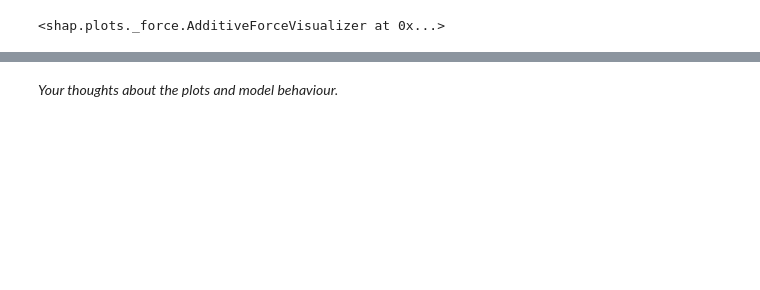
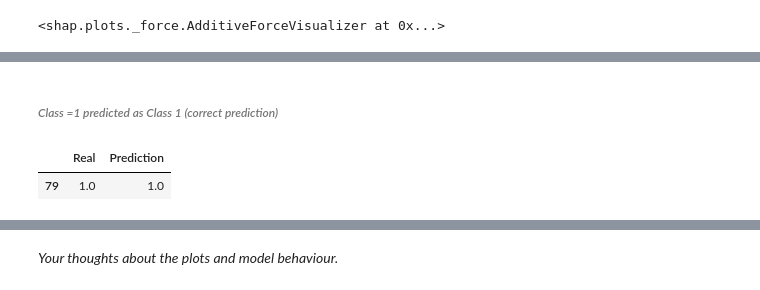
Before and after one commit to root-epifit/madmo-adv, a Jupyter notebook: homeworks/hw1_boosting_and_explanation.ipynb, the cells around one changed output, grey strips where cells are left out. Drawn from its saved outputs; the diff is of its cells as text; code cells hidden in the pictures; blank space fills up the shorter version.

```diff
--- a/homeworks/hw1_boosting_and_explanation.ipynb
+++ b/homeworks/hw1_boosting_and_explanation.ipynb
@@ -660,0 +702,7 @@ shap.force_plot(expected_value, shap_values[0,:], X_test_pca[0,:],
+# %% [markdown]
+###### *Class =1 predicted as Class 1 (correct prediction)*
+# %%
+df[ (df.Real == df.Prediction) & (df.Real == 1)][:1]
+# %% [output]
+|  | Real | Prediction |
+| 79 | 1.0 | 1.0 |
```
Also changed, not shown: parts of 21 cells of this notebook.
